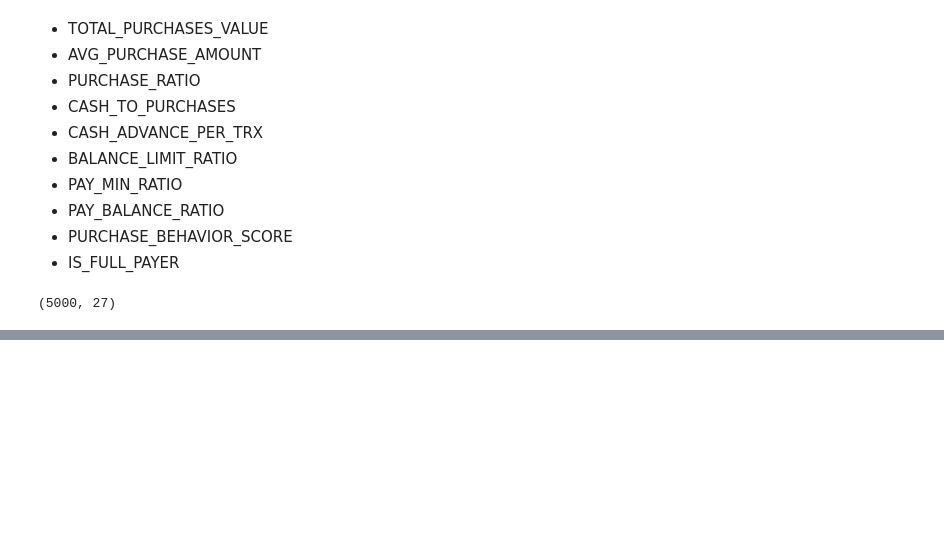
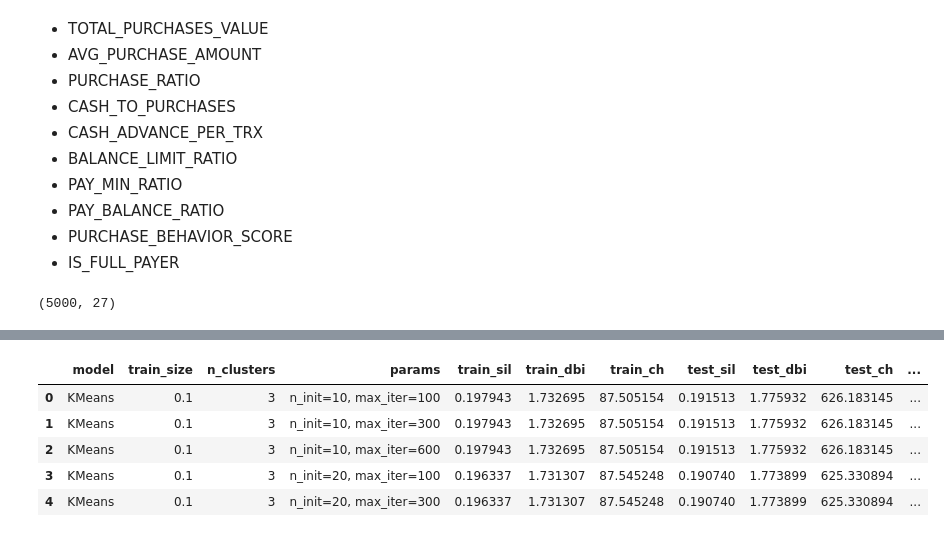
Before and after one commit to huangkvng/Unsupervised_Learning_Models_in_Industry, a Jupyter notebook: Project2.ipynb, the cells around one changed output, grey strips where cells are left out. Cells and saved outputs as stored; diff of their text form; code cells hidden in the pictures; blank space fills up the shorter version.

```diff
--- a/Project2.ipynb
+++ b/Project2.ipynb
@@ -202,3 +204,14 @@ processed_data = preprocess.fit_transform(X)
 processed_data.shape
 # %% [output]
 (5000, 27)
+# %%
+def compute_cluster_metrics(X_train, train_labels, X_test, test_labels):
+    return {
+        "train_sil": silhouette_score(X_train, train_labels),
+        "train_dbi": davies_bouldin_score(X_train, train_labels),
+        "train_ch": calinski_harabasz_score(X_train, train_labels),
+
+        "test_sil": silhouette_score(X_test, test_labels),
+        "test_dbi": davies_bouldin_score(X_test, test_labels),
+        "test_ch": calinski_harabasz_score(X_test, test_labels),
+    }
@@ -204,0 +267,18 @@ processed_data.shape
+# %%
+gmm_results = []
+for test_size in test_sizes:
+    X_train, X_test = train_test_split(processed_data, test_size=test_size, random_state=42)
+    for k in n_clusters_list:
+        for max_iter in max_iter_list:
+            gmm = GaussianMixture(n_components=k,max_iter=max_iter,random_state=42)
+            train_labels = agg.fit_predict(X_train)
+            test_labels = agg.fit_predict(X_test)
+            metrics = compute_cluster_metrics(X_train, train_labels, X_test, test_labels)
+
+            gmm_results.append({
+                "model": "GMM",
+                "train_size": 1-test_size,
+                "n_clusters": k,
+                "params": f"max_iter={max_iter}",
+                **metrics
+            })
@@ -204,0 +287,6 @@ processed_data.shape
+# %%
+all_results = (k_mean_results + agglomerative_results + gmm_results)
+
+df_results = pd.DataFrame(all_results)
+df_results.to_csv("clustering_results.csv", index=False)
+df_results.head()
@@ -204,0 +300,14 @@ processed_data.shape
+# %%
+df_results["score"] = (
+    df_results["train_sil"] + df_results["test_sil"]
+    - df_results["train_dbi"] - df_results["test_dbi"]
+    + df_results["train_ch"] + df_results["test_ch"]
+)
+df_results.head()
+# %% [output]
+|  | model | train_size | n_clusters | params | train_sil | train_dbi | train_ch | test_sil | test_dbi | test_ch | ... |
+| 0 | KMeans | 0.1 | 3 | n_init=10, max_iter=100 | 0.197943 | 1.732695 | 87.505154 | 0.191513 | 1.775932 | 626.183145 | ... |
+| 1 | KMeans | 0.1 | 3 | n_init=10, max_iter=300 | 0.197943 | 1.732695 | 87.505154 | 0.191513 | 1.775932 | 626.183145 | ... |
+| 2 | KMeans | 0.1 | 3 | n_init=10, max_iter=600 | 0.197943 | 1.732695 | 87.505154 | 0.191513 | 1.775932 | 626.183145 | ... |
+| 3 | KMeans | 0.1 | 3 | n_init=20, max_iter=100 | 0.196337 | 1.731307 | 87.545248 | 0.190740 | 1.773899 | 625.330894 | ... |
+| 4 | KMeans | 0.1 | 3 | n_init=20, max_iter=300 | 0.196337 | 1.731307 | 87.545248 | 0.190740 | 1.773899 | 625.330894 | ... |
```
Also changed, not shown: parts of 9 cells of this notebook, 2 other files.
